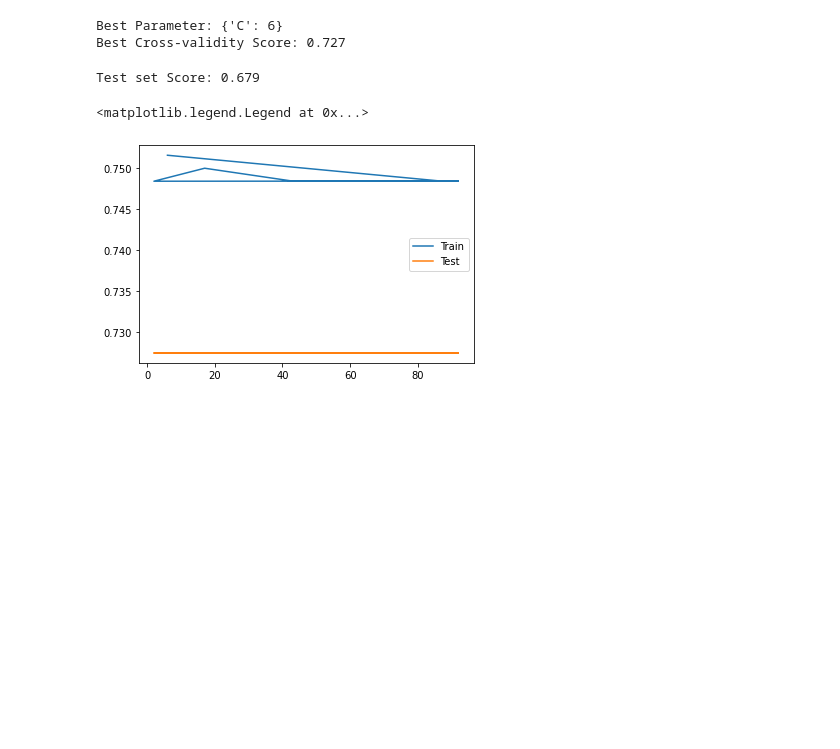
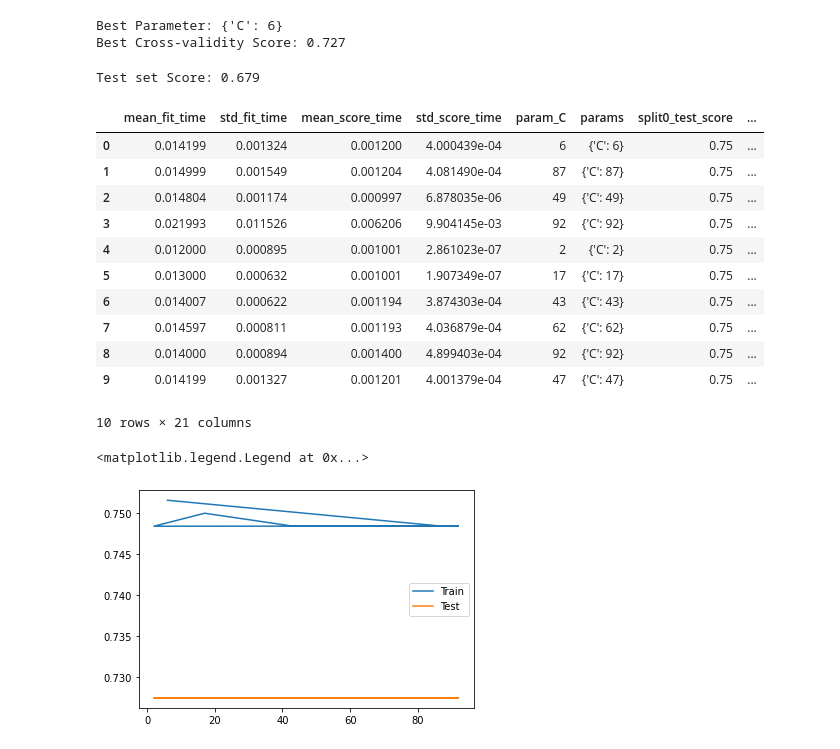
Before and after one commit to limajin/Bigdata_analysis_study, a Jupyter notebook: 데이터캠퍼스 실기책/3부_머신러닝프로세스/3부_ML프로세스4_모델훈련과 튜닝.ipynb, the cells around one changed output. Drawn from its saved outputs; the diff is of its cells as text; code cells hidden in the pictures; blank space fills up the shorter version.

```diff
--- a/데이터캠퍼스 실기책/3부_머신러닝프로세스/3부_ML프로세스4_모델훈련과 튜닝.ipynb
+++ b/데이터캠퍼스 실기책/3부_머신러닝프로세스/3부_ML프로세스4_모델훈련과 튜닝.ipynb
@@ -131,7 +131,21 @@ Test set Score: 0.679
 # %%
 # 랜덤서치 하이퍼파라미터별 상세 결과값
 result_random = random_search.cv_results_
 result_random=pd.DataFrame(result_random)
+result_random
+# %% [output]
+|  | mean_fit_time | std_fit_time | mean_score_time | std_score_time | param_C | params | split0_test_score | ... |
+| 0 | 0.014199 | 0.001324 | 0.001200 | 4.000439e-04 | 6 | {'C': 6} | 0.75 | ... |
+| 1 | 0.014999 | 0.001549 | 0.001204 | 4.081490e-04 | 87 | {'C': 87} | 0.75 | ... |
+| 2 | 0.014804 | 0.001174 | 0.000997 | 6.878035e-06 | 49 | {'C': 49} | 0.75 | ... |
+| 3 | 0.021993 | 0.011526 | 0.006206 | 9.904145e-03 | 92 | {'C': 92} | 0.75 | ... |
+| 4 | 0.012000 | 0.000895 | 0.001001 | 2.861023e-07 | 2 | {'C': 2} | 0.75 | ... |
+| 5 | 0.013000 | 0.000632 | 0.001001 | 1.907349e-07 | 17 | {'C': 17} | 0.75 | ... |
+| 6 | 0.014007 | 0.000622 | 0.001194 | 3.874303e-04 | 43 | {'C': 43} | 0.75 | ... |
+| 7 | 0.014597 | 0.000811 | 0.001193 | 4.036879e-04 | 62 | {'C': 62} | 0.75 | ... |
+| 8 | 0.014000 | 0.000894 | 0.001400 | 4.899403e-04 | 92 | {'C': 92} | 0.75 | ... |
+| 9 | 0.014199 | 0.001327 | 0.001201 | 4.001379e-04 | 47 | {'C': 47} | 0.75 | ... |
+10 rows × 21 columns
 # %%
 # 하이퍼파리미터(C)값에 따른 훈련데이터와 테스트데이터의 정확도(accuracy) 그래프
 import matplotlib.pyplot as plt
```
Also changed, not shown: 1 other file.
